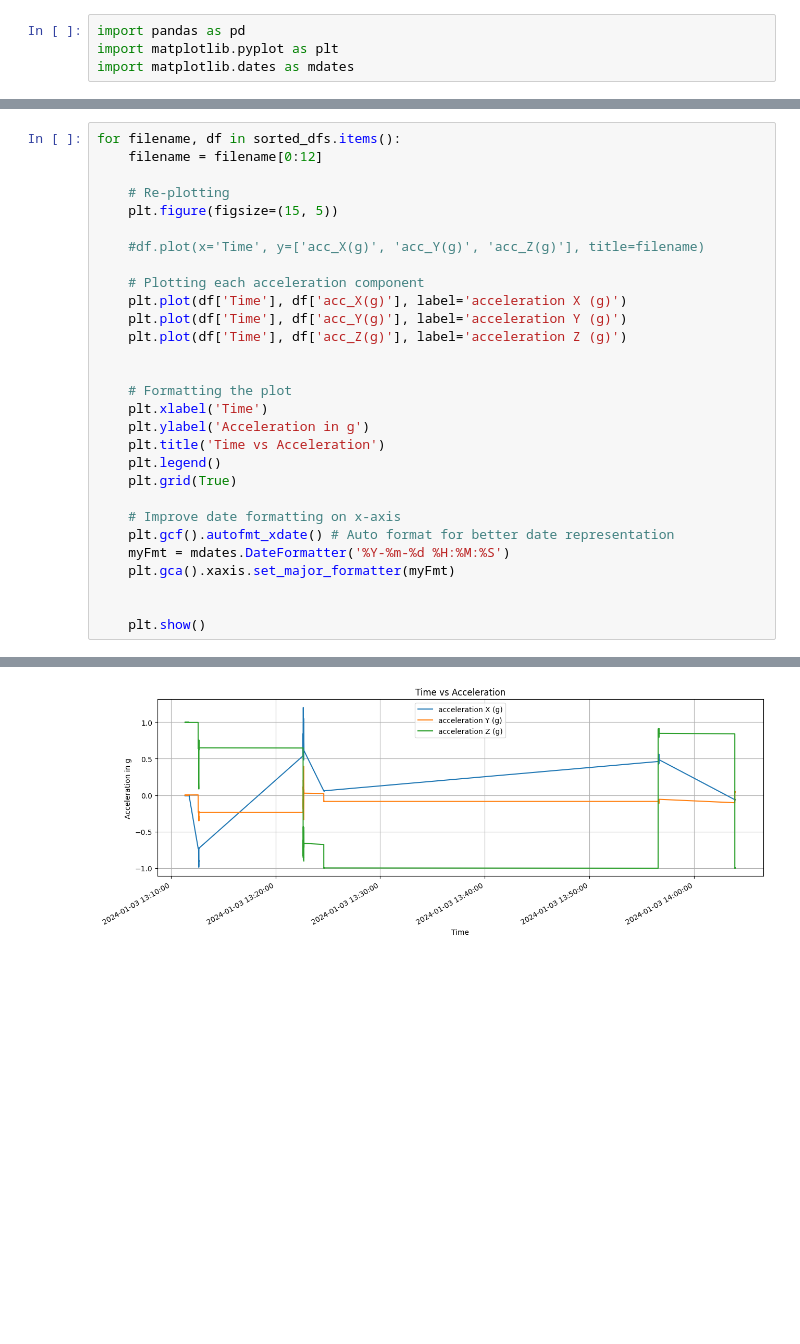
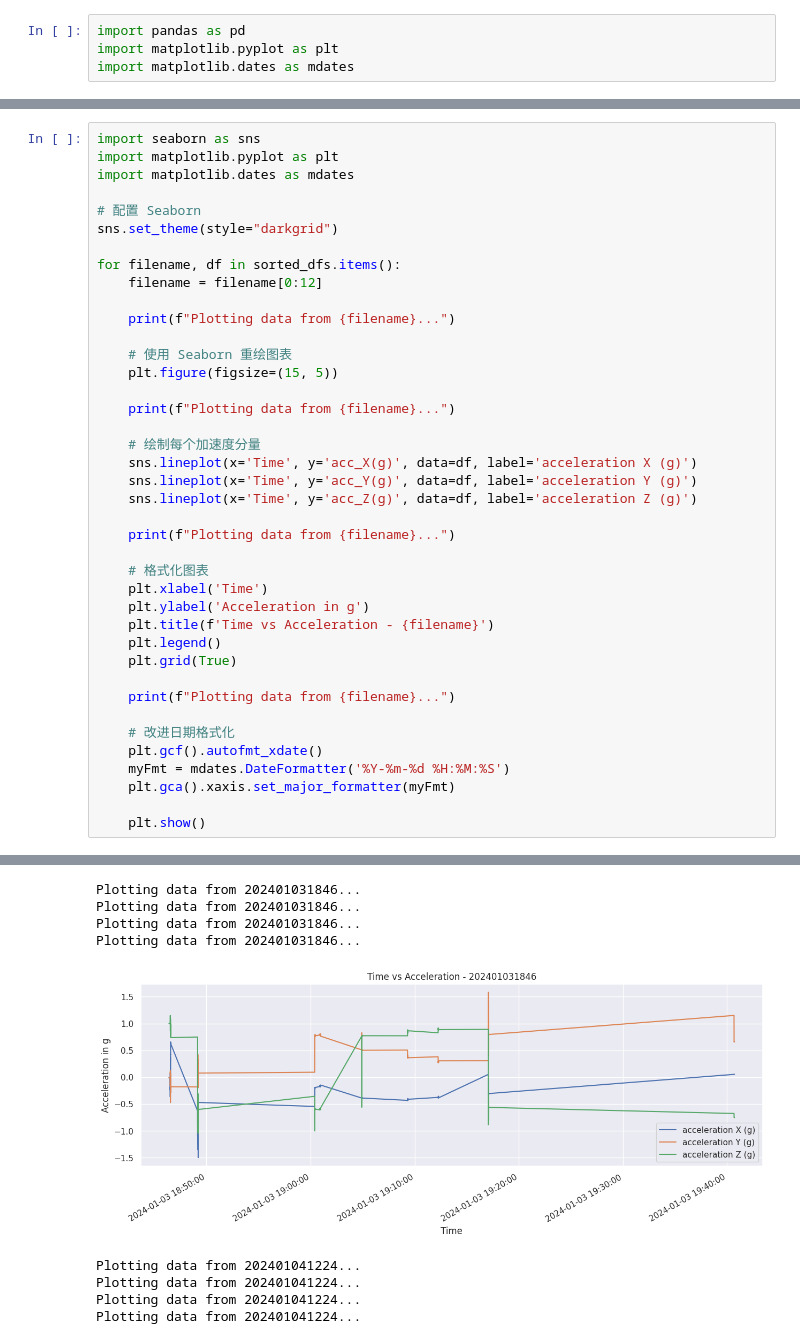
Before and after one commit to bill-unitech2021/motion_recognition_with_sensor_data, a Jupyter notebook: EDA.ipynb, the cells around one changed output, grey strips where cells are left out. Drawn from its saved outputs; the diff is of its cells as text; blank space fills up the shorter version.

```diff
--- a/EDA.ipynb
+++ b/EDA.ipynb
@@ -88,30 +87,41 @@ dict_keys(['20240102003855.txt', '20240102133855.txt', '20240102140017.txt', '20
 # %%
+import seaborn as sns
+import matplotlib.pyplot as plt
+import matplotlib.dates as mdates
+
+# 配置 Seaborn
+sns.set_theme(style="darkgrid")
+
 for filename, df in sorted_dfs.items():
     filename = filename[0:12]
 
-    # Re-plotting
+    print(f"Plotting data from {filename}...")
+
+    # 使用 Seaborn 重绘图表
     plt.figure(figsize=(15, 5))
 
-    #df.plot(x='Time', y=['acc_X(g)', 'acc_Y(g)', 'acc_Z(g)'], title=filename)
+    print(f"Plotting data from {filename}...")
 
-    # Plotting each acceleration component
-    plt.plot(df['Time'], df['acc_X(g)'], label='acceleration X (g)')
-    plt.plot(df['Time'], df['acc_Y(g)'], label='acceleration Y (g)')
-    plt.plot(df['Time'], df['acc_Z(g)'], label='acceleration Z (g)')
+    # 绘制每个加速度分量
+    sns.lineplot(x='Time', y='acc_X(g)', data=df, label='acceleration X (g)')
+    sns.lineplot(x='Time', y='acc_Y(g)', data=df, label='acceleration Y (g)')
+    sns.lineplot(x='Time', y='acc_Z(g)', data=df, label='acceleration Z (g)')
 
+    print(f"Plotting data from {filename}...")
 
-    # Formatting the plot
+    # 格式化图表
     plt.xlabel('Time')
     plt.ylabel('Acceleration in g')
-    plt.title('Time vs Acceleration')
+    plt.title(f'Time vs Acceleration - {filename}')
     plt.legend()
     plt.grid(True)
 
-    # Improve date formatting on x-axis
-    plt.gcf().autofmt_xdate() # Auto format for better date representation
+    print(f"Plotting data from {filename}...")
+
+    # 改进日期格式化
+    plt.gcf().autofmt_xdate()
     myFmt = mdates.DateFormatter('%Y-%m-%d %H:%M:%S')
     plt.gca().xaxis.set_major_formatter(myFmt)
 
-
     plt.show()
 # %% [output]
@@ -122 +148,9 @@ for filename, df in sorted_dfs.items():
+Plotting data from 202401031846...
+Plotting data from 202401031846...
+Plotting data from 202401031846...
+Plotting data from 202401031846...
-[figure, old version]
+[figure, new version]
+Plotting data from 202401041224...
+Plotting data from 202401041224...
+Plotting data from 202401041224...
+Plotting data from 202401041224...
```
Also changed, not shown: parts of 8 cells of this notebook, 2 other files.
